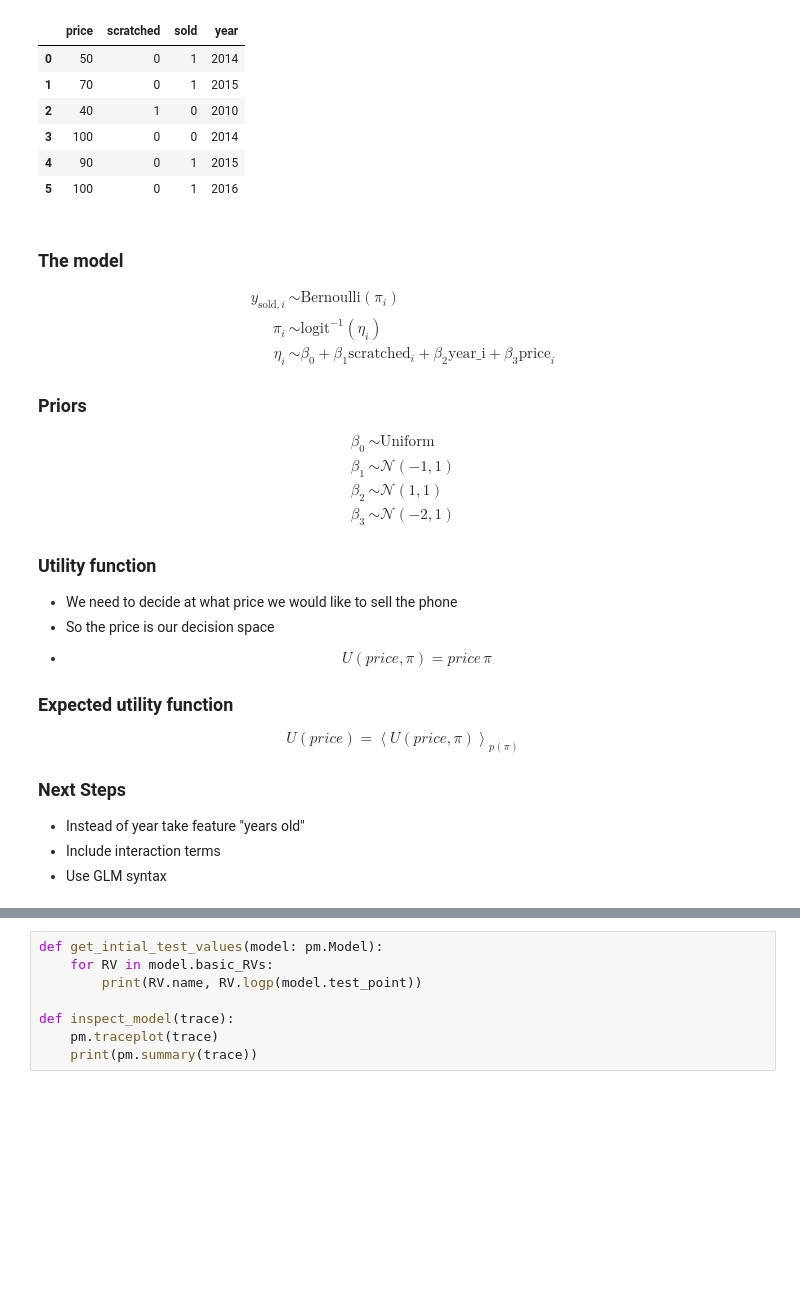
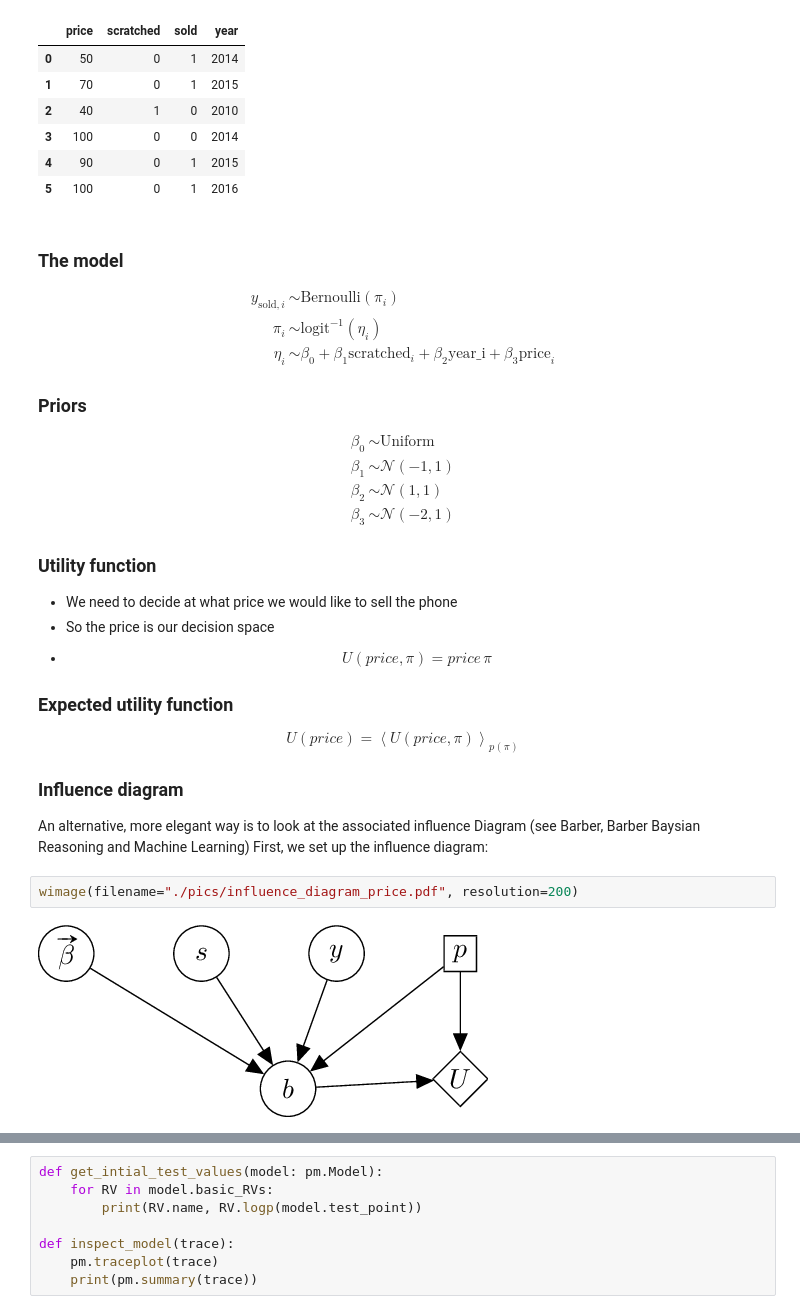
Before and after one commit to 8gradplus/baysian_decision_theory, a Jupyter notebook: simple_decision.ipynb, the cells around one changed output, grey strips where cells are left out. Saved outputs shown, nothing was run; the diff lists cells and outputs as text; blank space fills up the shorter version.

```diff
--- a/simple_decision.ipynb
+++ b/simple_decision.ipynb
@@ -63,7 +100,11 @@ $$ U(price) = \left \langle U(price, \pi)  \right \rangle _ {p(\pi)}$$
 
 
 
-### Next Steps
-* Instead of year take feature "years old"
-* Include interaction terms
-* Use GLM syntax
+
+### Influence diagram
+An alternative, more elegant way is to look at the associated influence Diagram (see Barber, Barber Baysian Reasoning and Machine Learning)
+First, we set up the influence diagram:
+# %%
+wimage(filename="./pics/influence_diagram_price.pdf", resolution=200)
+# %% [output]
+[figure, added]
```
Also changed, not shown: parts of 11 cells of this notebook, 11 other files.
